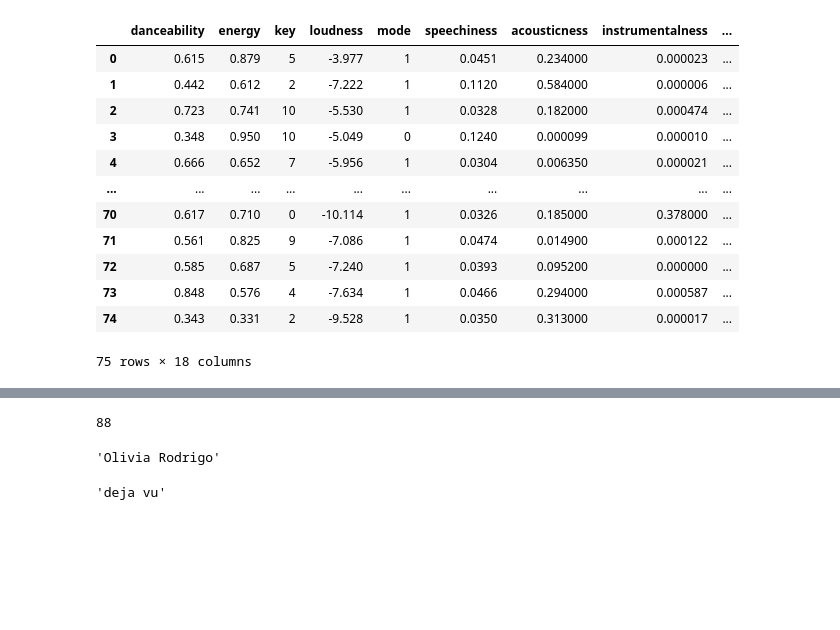
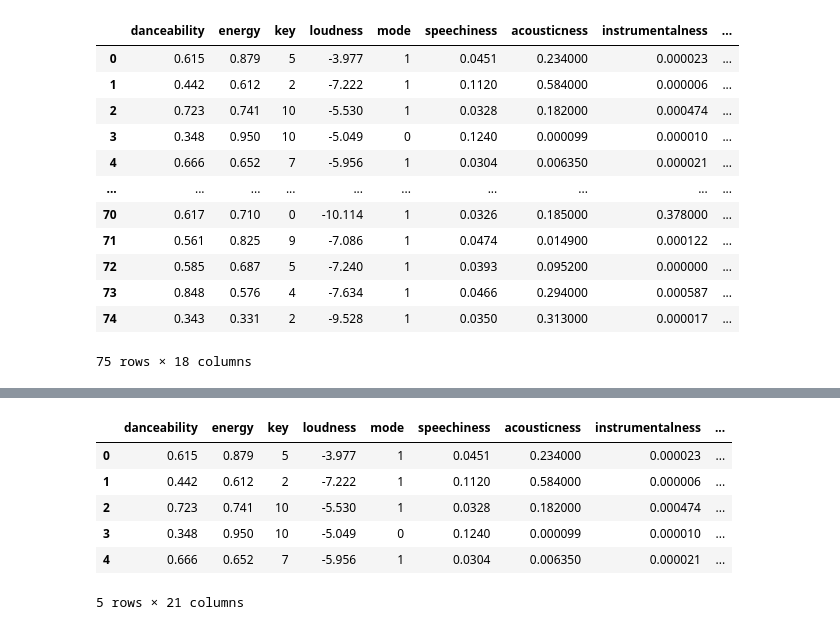
Before and after one commit to bbneves/Spotify_Playlist_Analysis, a Jupyter notebook: spotipy.ipynb, the cells around one changed output, grey strips where cells are left out. Cells and saved outputs as stored; diff of their text form; code cells hidden in the pictures; blank space fills up the shorter version.

Commit message:
Adding function for song, artist name, popularity

```diff
--- a/spotipy.ipynb
+++ b/spotipy.ipynb
@@ -208,13 +208,13 @@ playlist_df.describe()
 #with open("tracks.json", "w") as outfile:
     #json.dump(track_list, outfile)
 # %%
-import json
-
 song_names = []
 artist1_names = []
-songs = json.dumps(track_list)
+popularity = []
 
-#for i in track_list[items]:
-        #popularity = track_list[items][i]['track']['popularity']
+for i in track_list['items']:
+        popularity.append(i['track']['popularity'])
+        artist1_names.append(i['track']['artists'][0]['name'])
+        song_names.append(i['track']['name'])
 
-#print(popularity)
+song_names
@@ -221,15 +239,13 @@ songs = json.dumps(track_list)
 # %%
-#Step into popularity score
-track_list['items'][1]['track']['popularity']
+playlist_df['song_name'] = song_names
+playlist_df['artist_name'] = artist1_names
+playlist_df['popularity_score'] = popularity
+playlist_df.head()
 # %% [output]
+|  | danceability | energy | key | loudness | mode | speechiness | acousticness | instrumentalness | ... |
+| 0 | 0.615 | 0.879 | 5 | -3.977 | 1 | 0.0451 | 0.234000 | 0.000023 | ... |
+| 1 | 0.442 | 0.612 | 2 | -7.222 | 1 | 0.1120 | 0.584000 | 0.000006 | ... |
+| 2 | 0.723 | 0.741 | 10 | -5.530 | 1 | 0.0328 | 0.182000 | 0.000474 | ... |
+| 3 | 0.348 | 0.950 | 10 | -5.049 | 0 | 0.1240 | 0.000099 | 0.000010 | ... |
+| 4 | 0.666 | 0.652 | 7 | -5.956 | 1 | 0.0304 | 0.006350 | 0.000021 | ... |
-88
+5 rows × 21 columns
-# %%
-#Step into Artist
-track_list['items'][1]['track']['artists'][0]['name']
-# %% [output]
-'Olivia Rodrigo'
-# %%
-#Step into Song Name
-track_list['items'][1]['track']['name']
-# %% [output]
-'deja vu'
```
Also changed, not shown: parts of 2 cells of this notebook, 1 other file.
